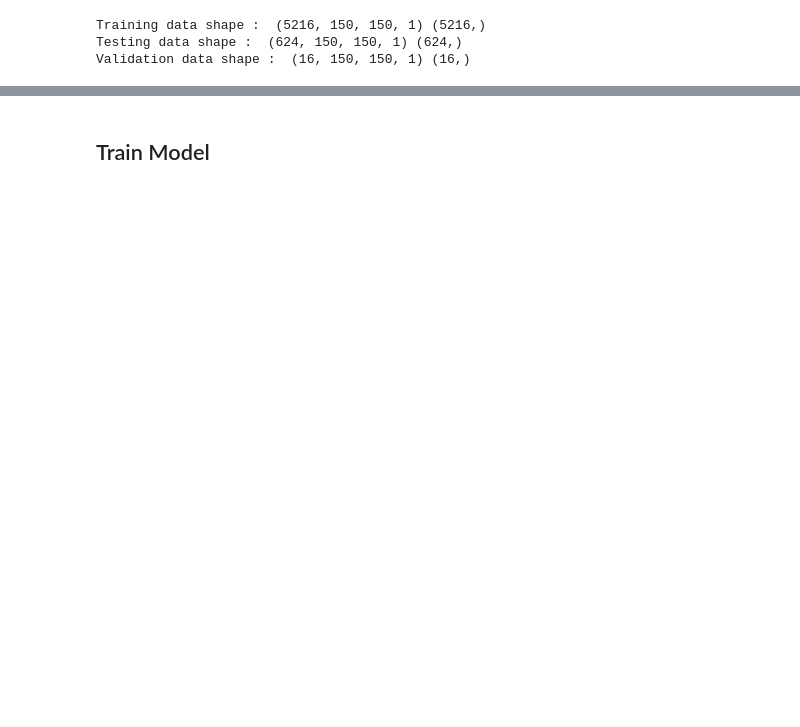
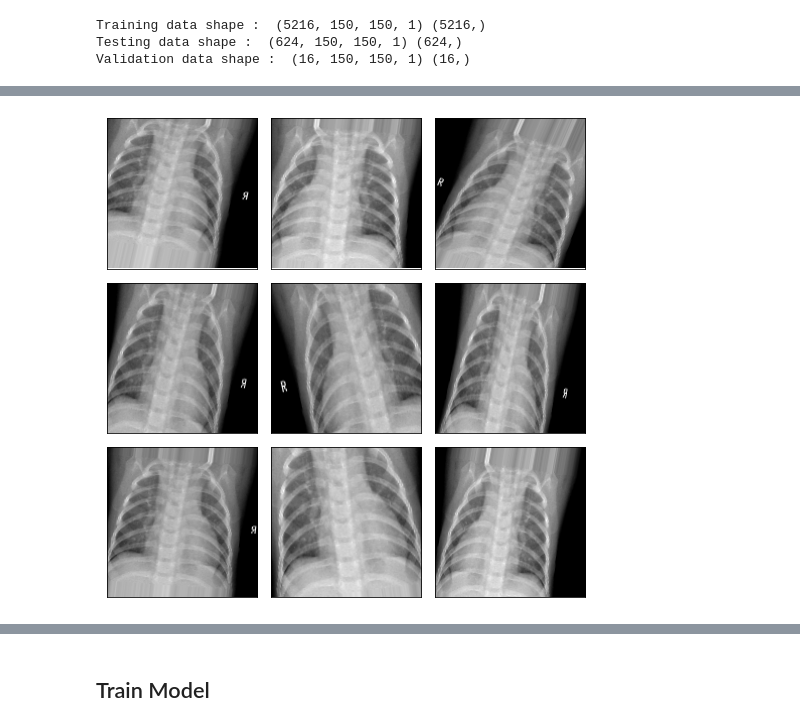
Before and after one commit to nicholehartz/Pneumonia_Image_Processing_Capstone_3, a Jupyter notebook: Pneumonia Pre-Processing and Modeling.ipynb, the cells around one changed output, grey strips where cells are left out. Drawn from its saved outputs; the diff is of its cells as text; code cells hidden in the pictures; blank space fills up the shorter version.

Commit message:
Reworked modeling steps, added class weights, added learning rate reducer, re worked data augmented with different function

```diff
--- a/Pneumonia Pre-Processing and Modeling.ipynb
+++ b/Pneumonia Pre-Processing and Modeling.ipynb
@@ -115,8 +104,0 @@ data_augmentation = keras.Sequential(
-# %%
-# Visualize 9 augmented samples on image 1
-plt.figure(figsize=(10,10))
-for i in range(9):
-    augmented_images = data_augmentation(X_train)
-    ax = plt.subplot(3,3, i+1)
-    plt.imshow(augmented_images[0].numpy().astype('uint8'), cmap='gray')
-    plt.axis('off')
@@ -180,0 +136,33 @@ def make_model(input_shape, num_classes):
+# %%
+# Generate batches of tensor image data with real-time data augmentation
+train_datagen = ImageDataGenerator(
+        rescale=1.0/255,
+        rotation_range = 20, # Randomly rotate inputs by range of 30 degrees
+        zoom_range = 0.2, # Randomly zoom inputs by range of 20%
+        width_shift_range=0.1, # Randomly shift width by range of 10%
+        height_shift_range=0.1, # Randomly shift height by range of 10%
+        horizontal_flip = True) # Randomly flip inputs horizontally
+
+test_datagen = ImageDataGenerator(rescale=1.0/255)
+
+training_set = train_datagen.flow(X_train, y_train)
+
+validation_generator = train_datagen.flow(X_val, y_val)
+
+test_set = test_datagen.flow(X_test, y_test)
+# %%
+# Visualize 9 augmented samples of image in training set
+def plotImages(images_arr):
+    fig, axes = plt.subplots(3, 3, figsize=(7,7))
+    axes = axes.flatten()
+    for img, ax in zip( images_arr, axes):
+        ax.imshow(img, cmap='gray')
+        ax.set_xticks([])
+        ax.set_yticks([])
+    plt.tight_layout()
+    plt.show()
+
+augmented_images = [training_set[0][0][0] for i in range(9)]
+plotImages(augmented_images)
+# %% [output]
+[figure, added]
```
Also changed, not shown: parts of 21 cells of this notebook, 1 other file.
